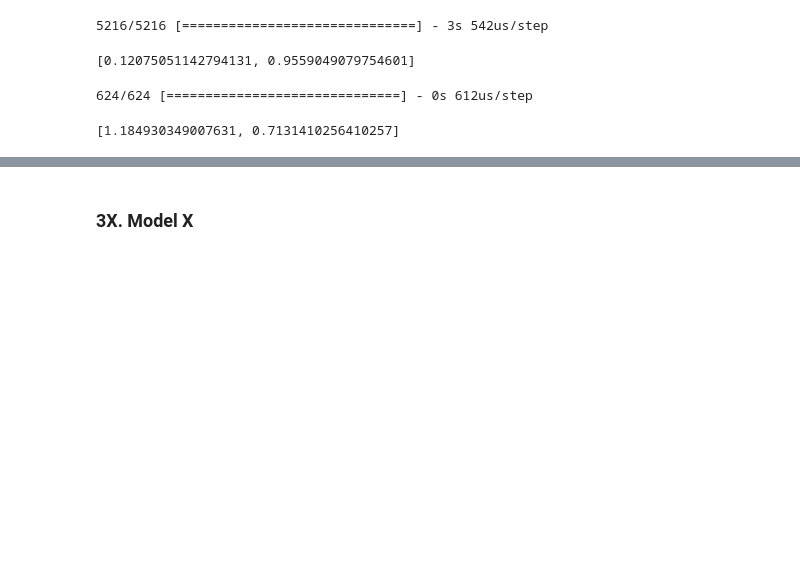
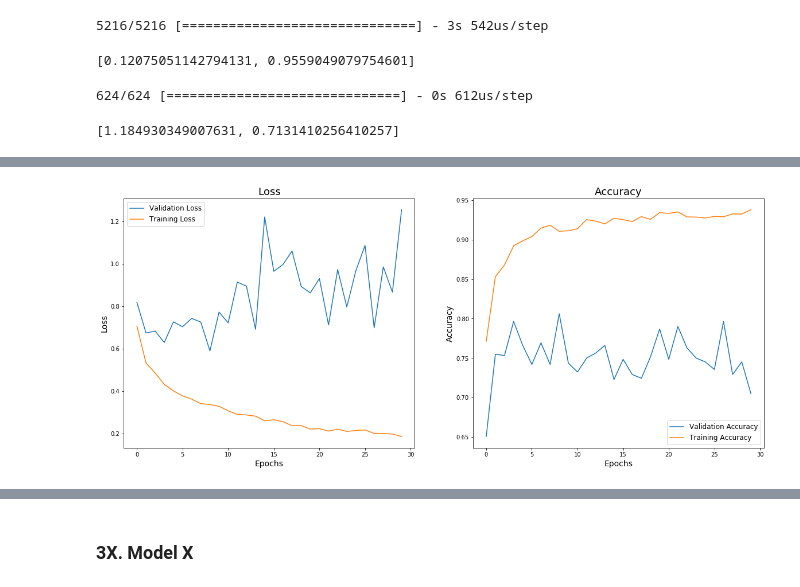
Before and after one commit to toopster/dsc-module-4-project, a Jupyter notebook: index.ipynb, the cells around one changed output, grey strips where cells are left out. Drawn from its saved outputs; the diff is of its cells as text; code cells hidden in the pictures; blank space fills up the shorter version.

```diff
--- a/index.ipynb
+++ b/index.ipynb
@@ -589,0 +614,14 @@ results_4_test
+# %%
+np.random.seed(123)
+
+# Build the model
+model_5 = models.Sequential()
+model_5.add(layers.Dropout(0.3, input_shape=(n_features,)))
+model_5.add(layers.Dense(64, activation='relu'))
+model_5.add(layers.Dropout(0.3))
+model_5.add(layers.Dense(32, kernel_regularizer=regularizers.l2(0.005), activation='relu'))
+model_5.add(layers.Dropout(0.3))
+model_5.add(layers.Dense(2, activation='softmax'))
+
+# View summary for model
+model_5.summary()
@@ -589,0 +648,14 @@ results_4_test
+# %%
+optimizer = keras.optimizers.Adam(0.0001)
+
+# Compile model
+model_5.compile(loss='categorical_crossentropy',
+                optimizer=optimizer,
+                metrics=['accuracy'])
+
+# Fit model
+results_5 = model_5.fit(train_img,
+                        train_labels,
+                        batch_size=64,
+                        epochs=30,
+                        validation_data=(test_img, test_labels))
@@ -589,0 +680,5 @@ results_4_test
+# %%
+# Visualise the loss and accuracy of the training and validation sets across epochs
+visualize_results(results_5)
+# %% [output]
+[figure, added]
```
Also changed, not shown: parts of 24 cells of this notebook, 1 other file.
